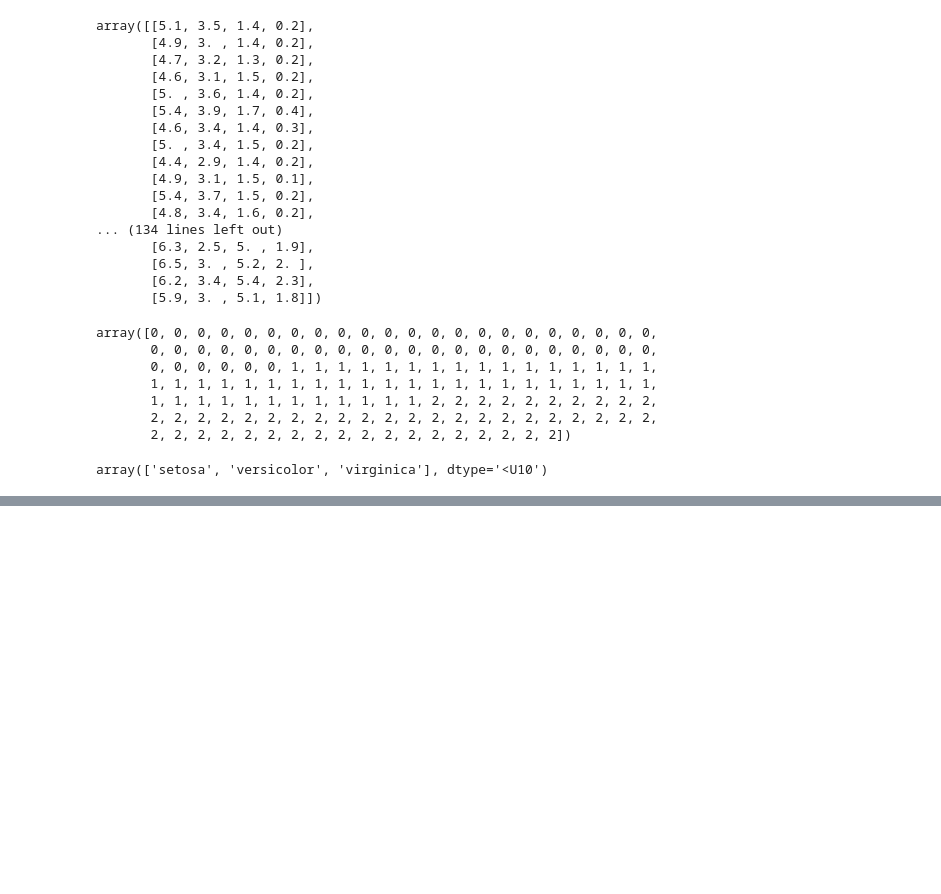
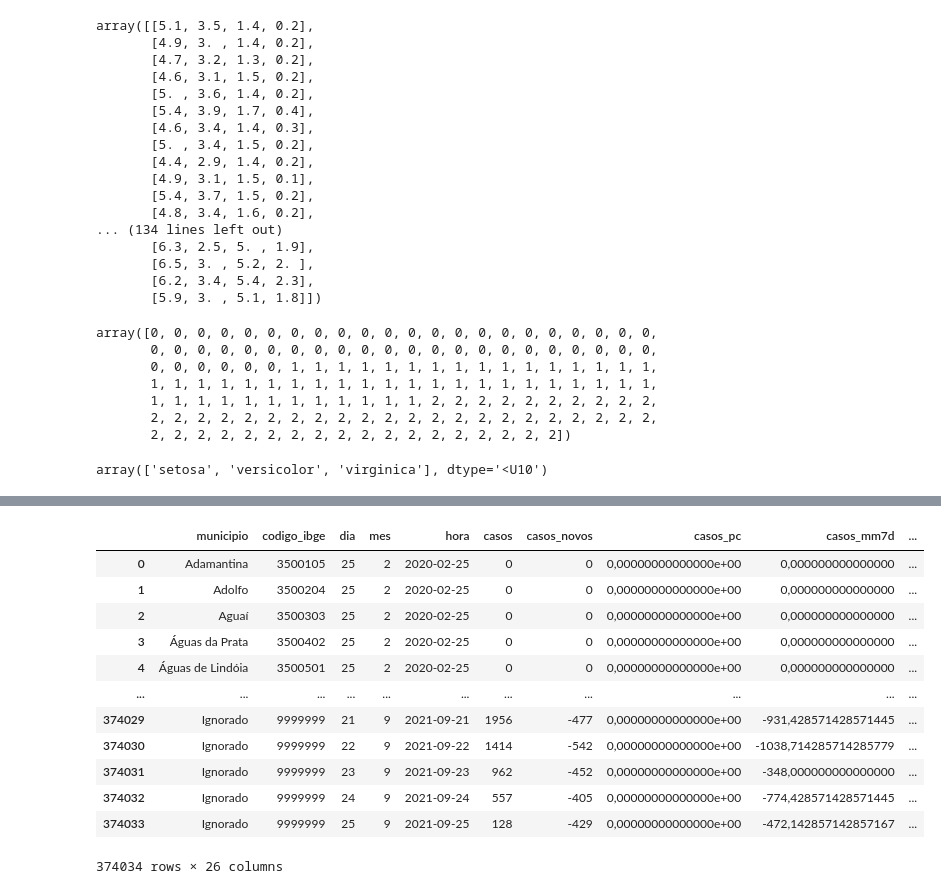
Before and after one commit to marcosfreiresantos/python-analise-de-dados, a Jupyter notebook: fundamentos_python.ipynb, the cells around one changed output, grey strips where cells are left out. Saved outputs shown, nothing was run; the diff lists cells and outputs as text; code cells hidden in the pictures; blank space fills up the shorter version.

```diff
--- a/fundamentos_python.ipynb
+++ b/fundamentos_python.ipynb
@@ -156,0 +171,18 @@ array(['setosa', 'versicolor', 'virginica'], dtype='<U10')
+# %%
+# Renomeando as colunas apenas para visualização
+
+covid_sp.rename(columns={'datahora': 'hora'})
+# %% [output]
+|  | municipio | codigo_ibge | dia | mes | hora | casos | casos_novos | casos_pc | casos_mm7d | ... |
+| 0 | Adamantina | 3500105 | 25 | 2 | 2020-02-25 | 0 | 0 | 0,00000000000000e+00 | 0,000000000000000 | ... |
+| 1 | Adolfo | 3500204 | 25 | 2 | 2020-02-25 | 0 | 0 | 0,00000000000000e+00 | 0,000000000000000 | ... |
+| 2 | Aguaí | 3500303 | 25 | 2 | 2020-02-25 | 0 | 0 | 0,00000000000000e+00 | 0,000000000000000 | ... |
+| 3 | Águas da Prata | 3500402 | 25 | 2 | 2020-02-25 | 0 | 0 | 0,00000000000000e+00 | 0,000000000000000 | ... |
+| 4 | Águas de Lindóia | 3500501 | 25 | 2 | 2020-02-25 | 0 | 0 | 0,00000000000000e+00 | 0,000000000000000 | ... |
+| ... | ... | ... | ... | ... | ... | ... | ... | ... | ... | ... |
+| 374029 | Ignorado | 9999999 | 21 | 9 | 2021-09-21 | 1956 | -477 | 0,00000000000000e+00 | -931,428571428571445 | ... |
+| 374030 | Ignorado | 9999999 | 22 | 9 | 2021-09-22 | 1414 | -542 | 0,00000000000000e+00 | -1038,714285714285779 | ... |
+| 374031 | Ignorado | 9999999 | 23 | 9 | 2021-09-23 | 962 | -452 | 0,00000000000000e+00 | -348,000000000000000 | ... |
+| 374032 | Ignorado | 9999999 | 24 | 9 | 2021-09-24 | 557 | -405 | 0,00000000000000e+00 | -774,428571428571445 | ... |
+| 374033 | Ignorado | 9999999 | 25 | 9 | 2021-09-25 | 128 | -429 | 0,00000000000000e+00 | -472,142857142857167 | ... |
+374034 rows × 26 columns
```
Also changed, not shown: parts of 13 cells of this notebook.
